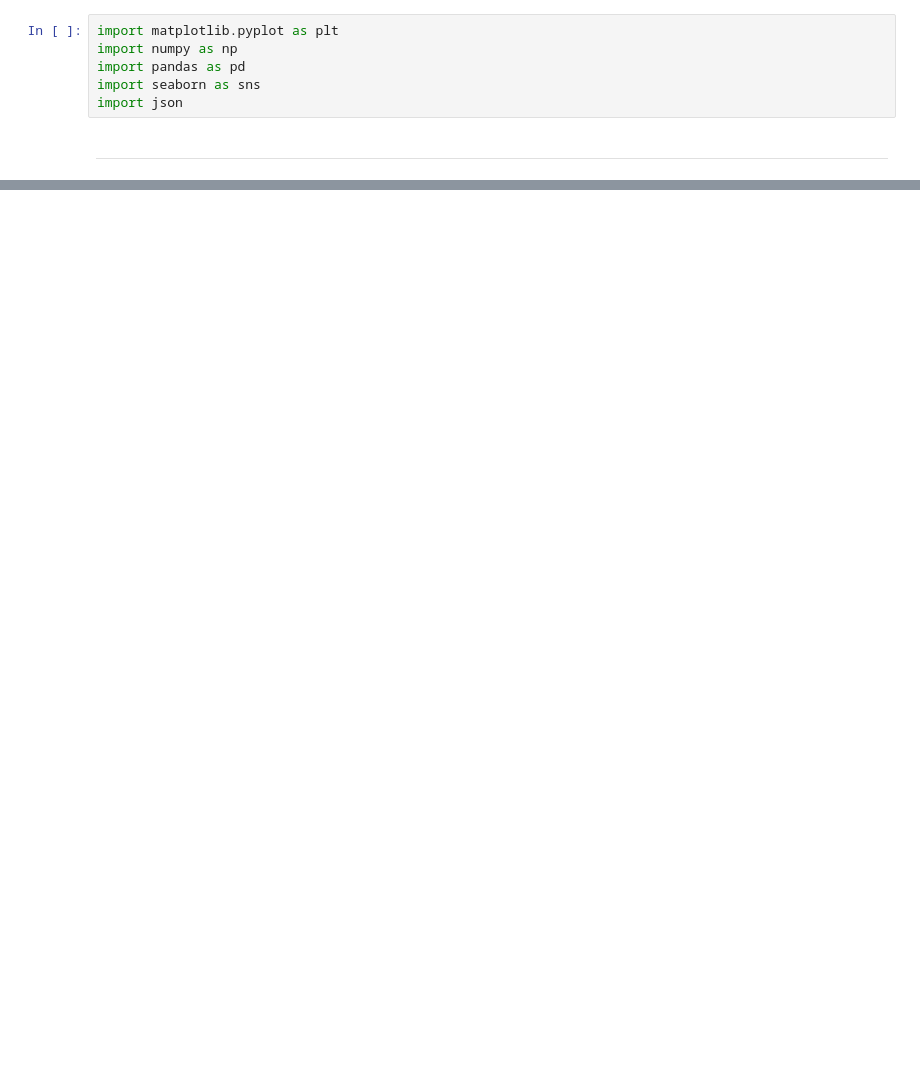
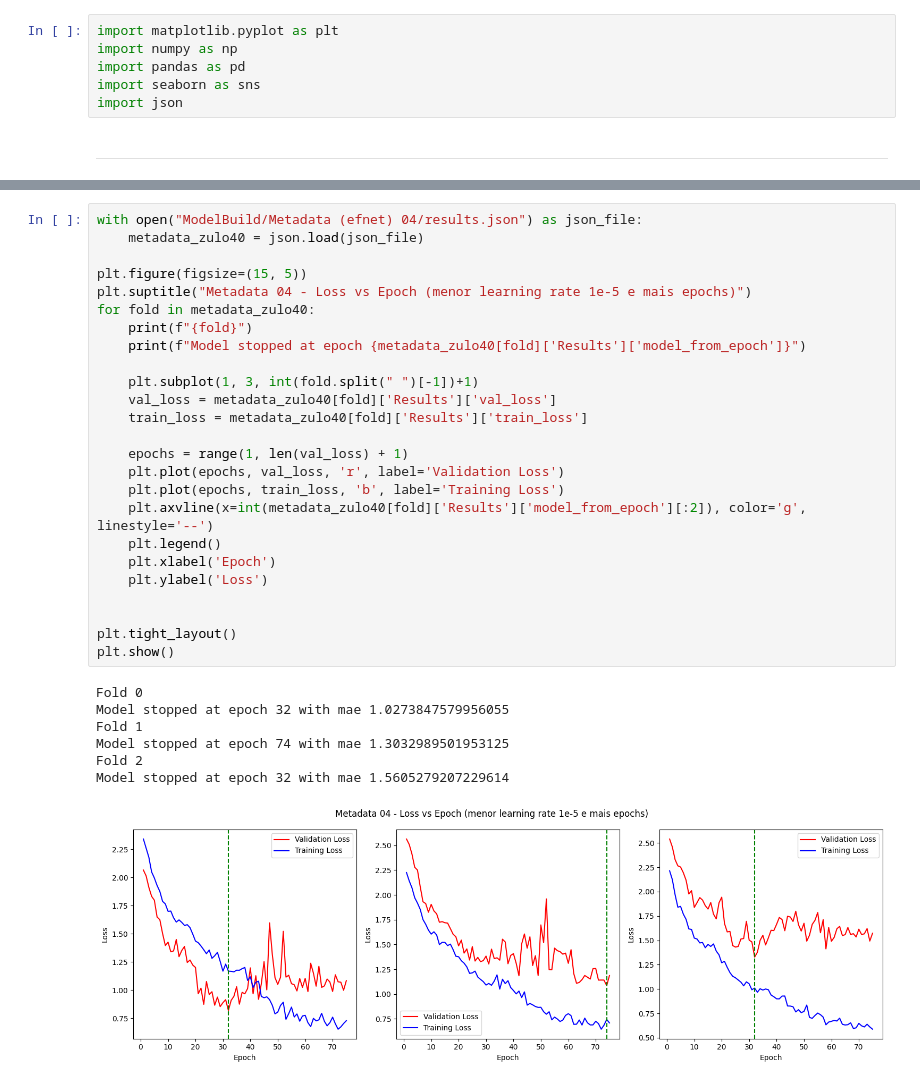
Before and after one commit to Hugoverissimo21/SolarPanel-DLCounter, a Jupyter notebook: ModelPlots.ipynb, the cells around one changed output, grey strips where cells are left out. Saved outputs shown, nothing was run; the diff lists cells and outputs as text; blank space fills up the shorter version.

```diff
--- a/ModelPlots.ipynb
+++ b/ModelPlots.ipynb
@@ -102,0 +106,33 @@ Model stopped at epoch 22 with mae 1.1982290744781494
+# %%
+with open("ModelBuild/Metadata (efnet) 04/results.json") as json_file:
+    metadata_zulo40 = json.load(json_file)
+
+plt.figure(figsize=(15, 5))
+plt.suptitle("Metadata 04 - Loss vs Epoch (menor learning rate 1e-5 e mais epochs)")
+for fold in metadata_zulo40:
+    print(f"{fold}")
+    print(f"Model stopped at epoch {metadata_zulo40[fold]['Results']['model_from_epoch']}")
+
+    plt.subplot(1, 3, int(fold.split(" ")[-1])+1)
+    val_loss = metadata_zulo40[fold]['Results']['val_loss']
+    train_loss = metadata_zulo40[fold]['Results']['train_loss']
+
+    epochs = range(1, len(val_loss) + 1)
+    plt.plot(epochs, val_loss, 'r', label='Validation Loss')
+    plt.plot(epochs, train_loss, 'b', label='Training Loss')
+    plt.axvline(x=int(metadata_zulo40[fold]['Results']['model_from_epoch'][:2]), color='g', linestyle='--')
+    plt.legend()
+    plt.xlabel('Epoch')
+    plt.ylabel('Loss')
+
+
+plt.tight_layout()
+plt.show()
+# %% [output]
+Fold 0
+Model stopped at epoch 32 with mae 1.0273847579956055
+Fold 1
+Model stopped at epoch 74 with mae 1.3032989501953125
+Fold 2
+Model stopped at epoch 32 with mae 1.5605279207229614
+[figure, added]
```
Also changed, not shown: parts of 3 cells of this notebook, 8 other files.
